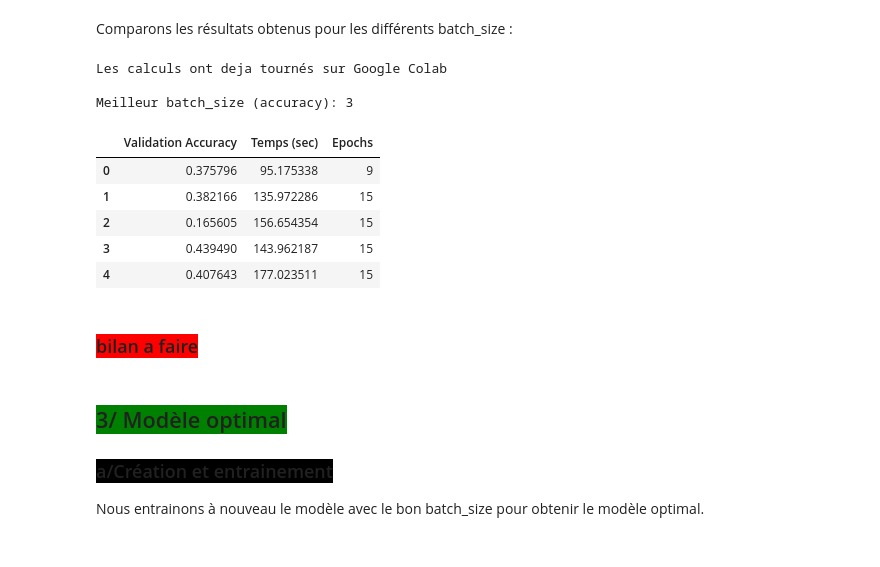
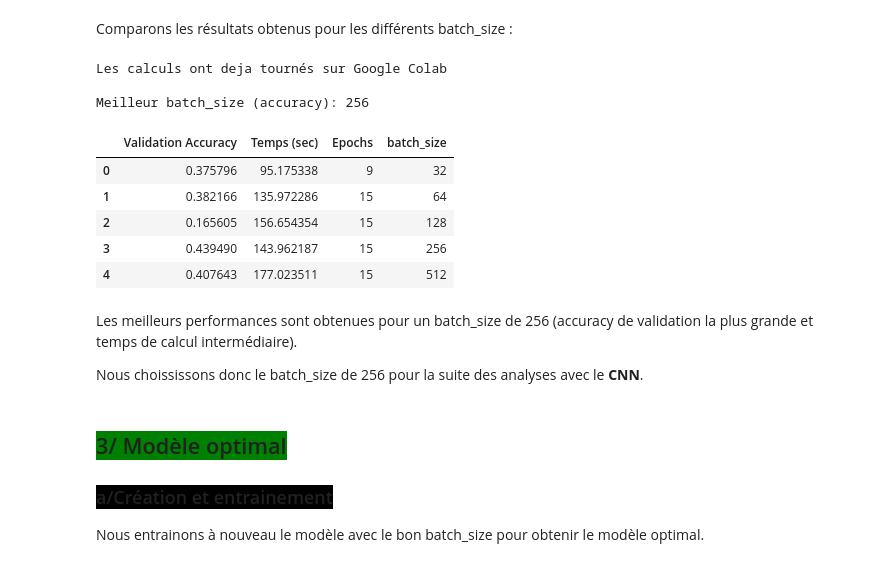
Before and after one commit to pierrickBERTHE/PB6-Classification_automatique_de_produits, a Jupyter notebook: berthe_pierrick_3_notebook_classification_122023.ipynb, the cells around one changed output. Cells and saved outputs as stored; diff of their text form; code cells hidden in the pictures.

```diff
--- a/berthe_pierrick_3_notebook_classification_122023.ipynb
+++ b/berthe_pierrick_3_notebook_classification_122023.ipynb
@@ -1266,10 +1272,14 @@ else:
     resultat_mlp['Epochs'] = pd.Series(epoch_dict)
 
     # Sauvegarder le DataFrame dans un fichier CSV
-    resultat_mlp.to_csv('resultat_mlp.csv', index=False)
+    resultat_mlp.to_csv('./modele_ML/resultat_mlp.csv', index=False)
+
+# ajouter colonne batch_size
+resultat_mlp['batch_size'] = pd.Series(batch_sizes)
 
 # Afficher le batch_size avec la meilleure accuracy de validation
-batch_meilleur_mlp = resultat_mlp['Validation Accuracy'].idxmax()
+batch_meilleur_mlp = resultat_mlp.loc[
+    resultat_mlp['Validation Accuracy'].idxmax(), 'batch_size']
 print(f"\nMeilleur batch_size (accuracy): {batch_meilleur_mlp}")
 
 # Surligner les meilleures valeurs
@@ -1328,7 +1339,7 @@ else:
     )
 
     # Sauvegarder l'objet history
-    with open("history_optimal_mlp.pickle", 'wb') as f:
+    with open("./modele_ML/history_optimal_mlp.pickle", 'wb') as f:
         pickle.dump(history_optimal_mlp.history, f)
 # %% [output]
 Les calculs ont deja tournés sur Google Colab
@@ -1589,44 +1599,50 @@ if is_modele_cnn_calculed:
     print("Les calculs ont deja tournés sur Google Colab")
 
 # SINON il n'existe pas et il faut faire les calculs
 else:
     # Créer un DataFrame à partir de l'historique
     resultat_cnn = pd.DataFrame(
         {k: v['val_accuracy'][-1] for k, v in history_dict.items()},
         index=[0]
         )
 
     # Transposer le DataFrame (batch_sizes en index)
     resultat_cnn = resultat_cnn.transpose()
 
     # Renommer la colonne
     resultat_cnn.columns = ['Validation Accuracy']
 
     # Ajouter les temps d'entraînement et nombre d'epoch au DataFrame
     resultat_cnn['Temps (sec)'] = pd.Series(time_dict)
     resultat_cnn['Epochs'] = pd.Series(epoch_dict)
 
     # Sauvegarder le DataFrame dans un fichier CSV
-    resultat_cnn.to_csv('resultat_cnn.csv', index=False)
+    resultat_cnn.to_csv('./modele_ML/resultat_cnn.csv', index=False)
+
+# ajouter colonne batch_size
+resultat_cnn['batch_size'] = pd.Series(batch_sizes)
 
 # Afficher le batch_size avec la meilleure accuracy de validation
-batch_meilleur_cnn = resultat_cnn['Validation Accuracy'].idxmax()
+batch_meilleur_cnn = resultat_cnn.loc[
+    resultat_cnn['Validation Accuracy'].idxmax(), 'batch_size']
 print(f"\nMeilleur batch_size (accuracy): {batch_meilleur_cnn}")
 
 # Surligner les meilleures valeurs
 resultat_cnn.style.apply(surligne_meilleur)
 # %% [output]
 Les calculs ont deja tournés sur Google Colab
 
-Meilleur batch_size (accuracy): 3
+Meilleur batch_size (accuracy): 256
-|  | Validation Accuracy | Temps (sec) | Epochs |
-| 0 | 0.375796 | 95.175338 | 9 |
-| 1 | 0.382166 | 135.972286 | 15 |
-| 2 | 0.165605 | 156.654354 | 15 |
-| 3 | 0.439490 | 143.962187 | 15 |
-| 4 | 0.407643 | 177.023511 | 15 |
+|  | Validation Accuracy | Temps (sec) | Epochs | batch_size |
+| 0 | 0.375796 | 95.175338 | 9 | 32 |
+| 1 | 0.382166 | 135.972286 | 15 | 64 |
+| 2 | 0.165605 | 156.654354 | 15 | 128 |
+| 3 | 0.439490 | 143.962187 | 15 | 256 |
+| 4 | 0.407643 | 177.023511 | 15 | 512 |
-# %% [markdown]
-### <span style='background:red'>bilan a faire</span>
+# %% [markdown]
+Les meilleurs performances sont obtenues pour un batch_size de 256 (accuracy de validation la plus grande et temps de calcul intermédiaire).
+
+Nous choississons donc le batch_size de 256 pour la suite des analyses avec le **CNN**.
 # %% [markdown]
 ## <span style='background:green'>3/ Modèle optimal</span>
 
```
Also changed, not shown: parts of 58 cells of this notebook.
